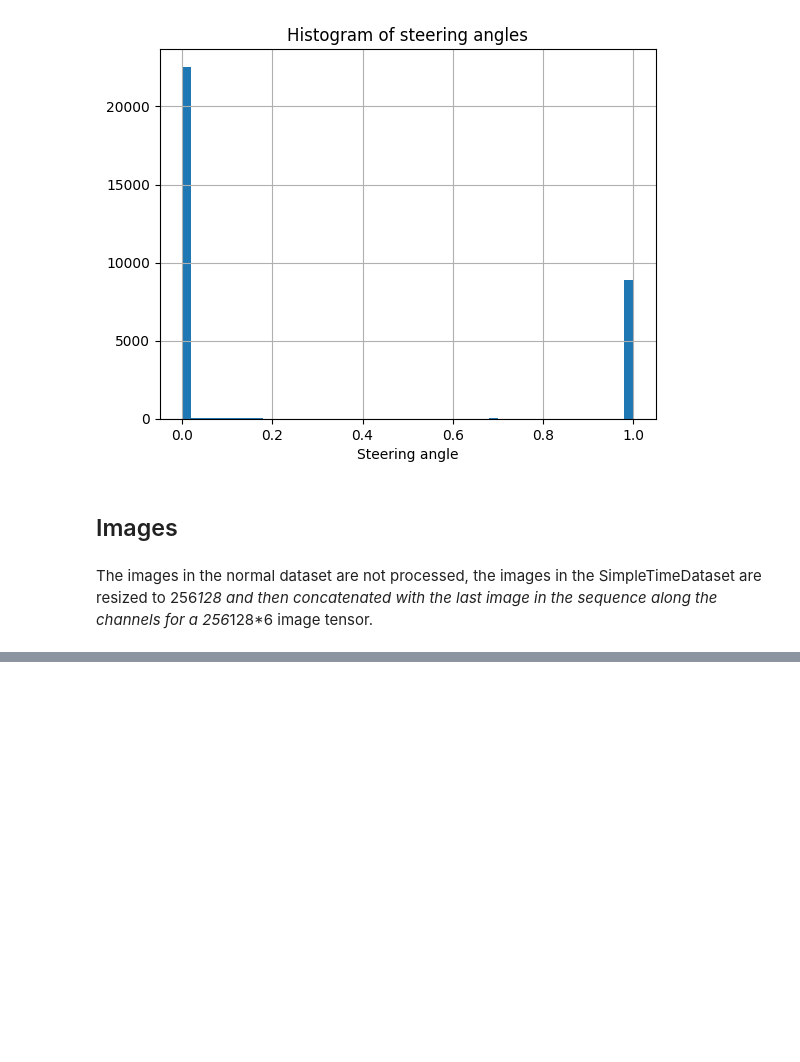
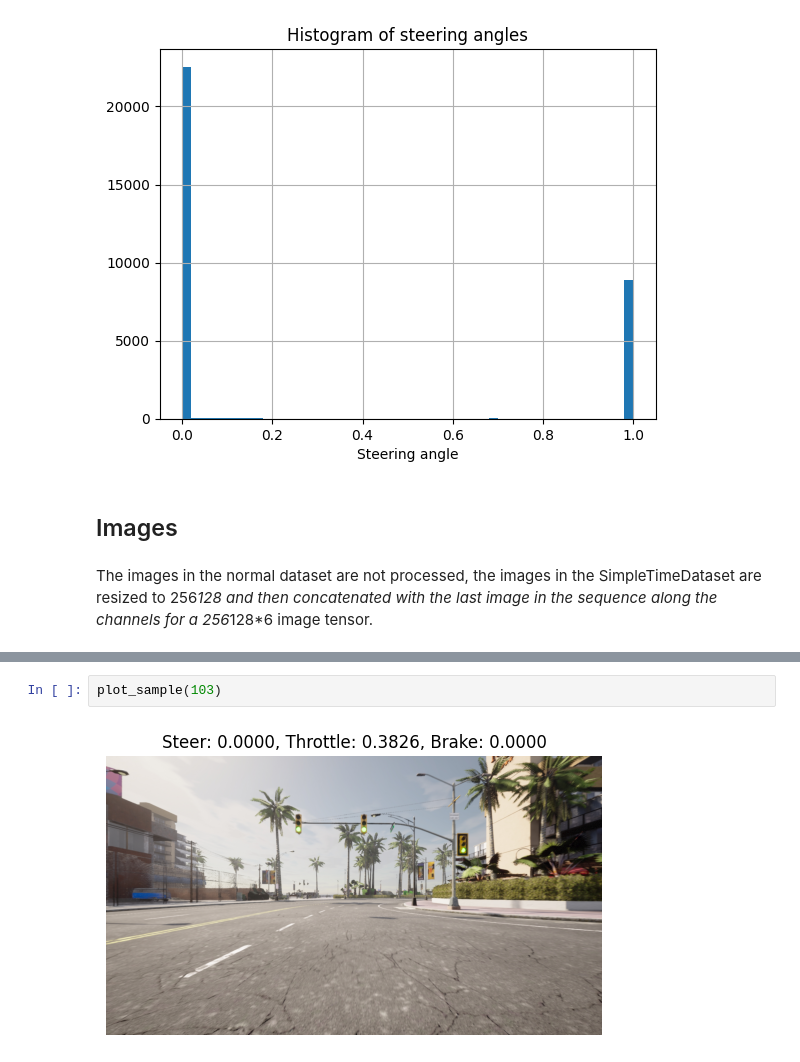
Before and after one commit to ulrik2204/carla_experiments, a Jupyter notebook: dataset_exploration.ipynb, the cells around one changed output, grey strips where cells are left out. Saved outputs shown, nothing was run; the diff lists cells and outputs as text; blank space fills up the shorter version.

```diff
--- a/dataset_exploration.ipynb
+++ b/dataset_exploration.ipynb
@@ -118,0 +115,4 @@ plt.axis("off")
+# %%
+plot_sample(103)
+# %% [output]
+[figure, added]
```
Also changed, not shown: parts of 8 cells of this notebook.
